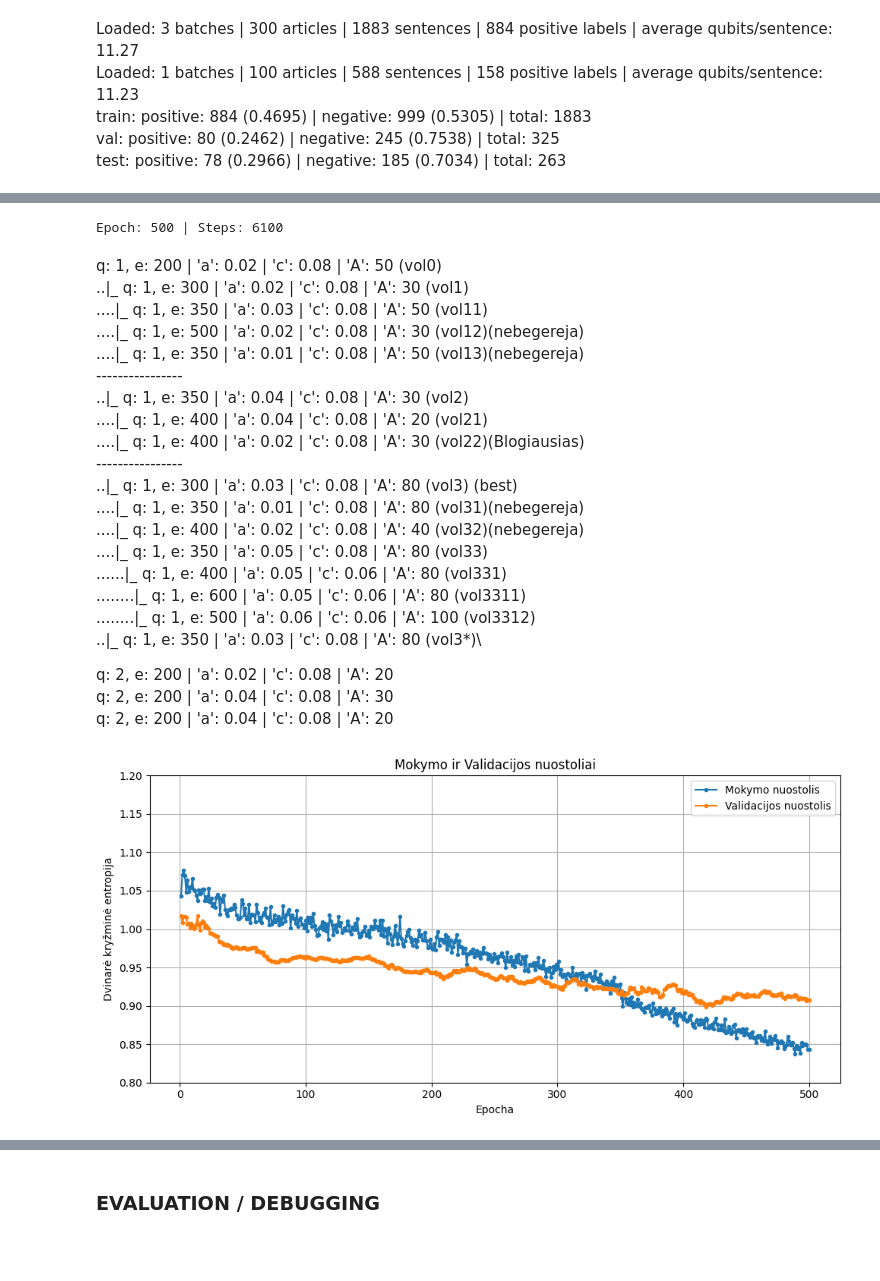
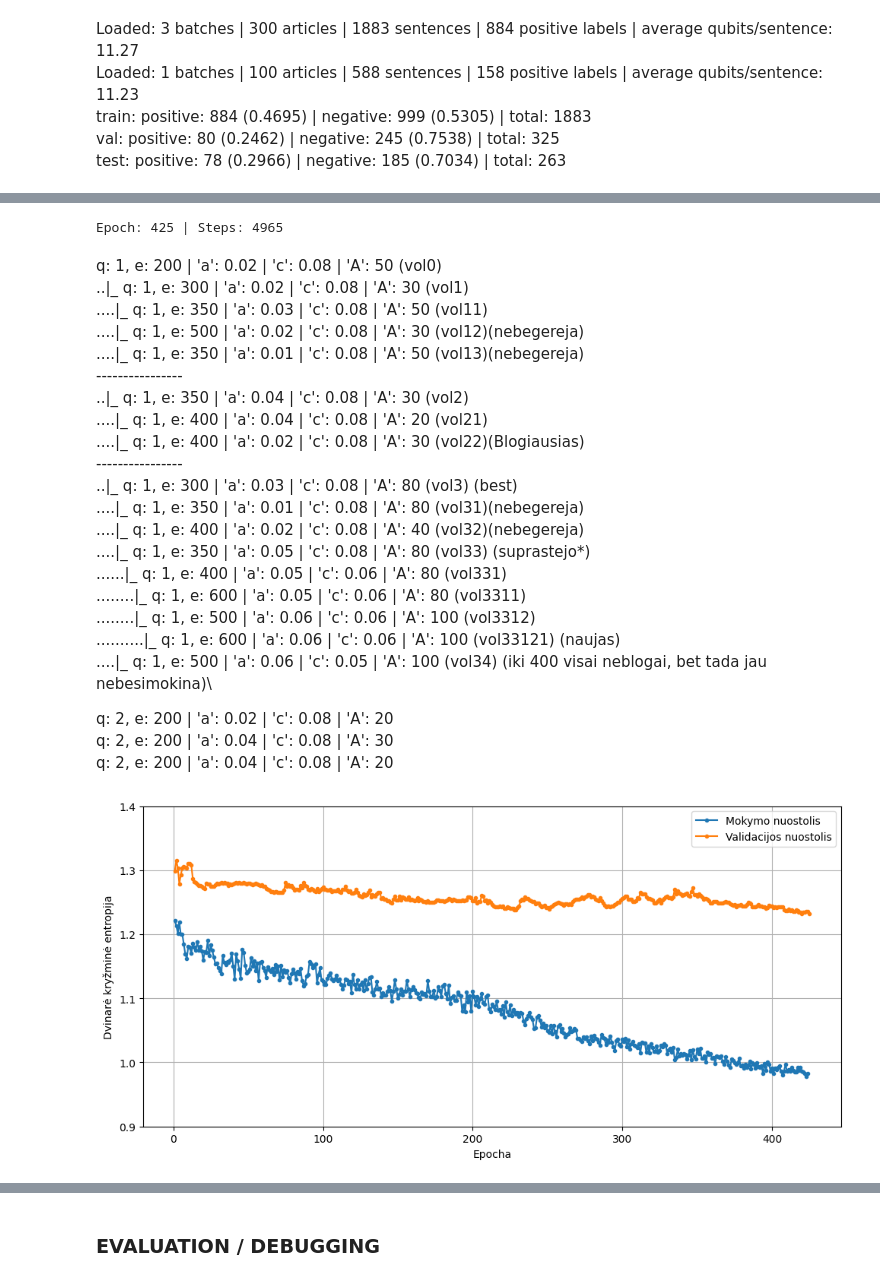
Before and after one commit to Green-255/QNLPModelTraining, a Jupyter notebook: QNLP_testing_DepCCG.ipynb, the cells around one changed output, grey strips where cells are left out. Cells and saved outputs as stored; diff of their text form; code cells hidden in the pictures; blank space fills up the shorter version.

```diff
--- a/QNLP_testing_DepCCG.ipynb
+++ b/QNLP_testing_DepCCG.ipynb
@@ -1085,7 +948,7 @@ def plot_loss(train_loss: List, val_loss: list, x_size=10.0, y_size=5, y_max=1.0
     plt.plot(epochs_train, train_loss, marker="o", markersize=3, label="Mokymo nuostolis")
     plt.plot(epochs_val, val_loss, marker="o", markersize=3, label="Validacijos nuostolis")
 
-    plt.title("Mokymo ir Validacijos nuostoliai")
+    # plt.title("Mokymo ir Validacijos nuostoliai")
     plt.xlabel("Epocha")
     plt.ylabel("Dvinarė kryžminė entropija")
     plt.ylim(y_min, y_max)
@@ -1113,7 +976,7 @@ def plot_accuracy_metrics(train_eval_results, val_eval_results, x_size=10.0, y_s
     if val_bal_acc:
         plt.plot(range(1, len(val_bal_acc) + 1), val_bal_acc, marker="o", markersize=3, linewidth=1, label="Validacijos subalansuotas tikslumas")
 
-    plt.title("Tikslumas and subalansuotas tikslumas")
+    # plt.title("Tikslumas and subalansuotas tikslumas")
     plt.xlabel("Epocha")
     plt.ylabel("Metrikos reikšmė")
     plt.ylim(y_min, y_max)
@@ -1144,7 +1007,7 @@ def plot_zero_vector_rate(train_eval_results, val_eval_results, x_size=10.0, y_s
             label="Validacijs nulinės vektorių prognozių dalis"
         )
 
-    plt.title(" Nulinių vektorių prognozių dalys")
+    # plt.title("Nulinių vektorių prognozių dalys")
     plt.xlabel("Epocha")
     plt.ylabel("Koeficientas")
     plt.ylim(y_min, y_max)
@@ -1175,8 +1038,8 @@ def plot_positive_class_metrics(
     metric_names = ["precision", "recall", "f1"]
 
     display_names = {
-        "precision": "Tikslumas",
-        "recall": "Atkūrimas",
+        "precision": "preciziškumas",
+        "recall": "jautrumas",
         "f1": "F1 įvertis",
     }
 
@@ -1187,6 +1050,7 @@ def plot_positive_class_metrics(
     }
 
     plt.figure(figsize=(x_size, y_size))
+    plt.margins(x=0.02)
 
     for metric_name in metric_names:
         color = colors[metric_name]
@@ -1202,8 +1066,8 @@ def plot_positive_class_metrics(
                 marker="o",
                 linestyle="-",
                 color=color,
-                alpha=0.30,
-                label=f"Mokymas: {display_names[metric_name]}"
+                alpha=0.25,
+                label=f"Mokymo {display_names[metric_name]}"
             )
 
             if len(train_values) >= smooth_window:
@@ -1220,8 +1084,9 @@ def plot_positive_class_metrics(
                     smooth_epochs,
                     smooth,
                     linewidth=2,
+                    # alpha=1,
                     color=color,
-                    label=f"Mokymo tendencija: {display_names[metric_name]}"
+                    label=f"Mokymo {display_names[metric_name]} tendencija"
                 )
 
         if val_values:
@@ -1234,26 +1099,28 @@ def plot_positive_class_metrics(
                 marker="o",
                 markersize=3,
                 # linestyle="--",
-                label=f"Validavimas: {display_names[metric_name]}"
+                label=f"Validavimo {display_names[metric_name]}"
             )
 
-    plt.title("Teigiamos klasės tikslumas, atkūrimas ir F1 įvertis")
+    # plt.title("Teigiamos klasės tikslumas, atkūrimas ir F1 įvertis")
     plt.xlabel("Epocha")
     plt.ylabel("Metrikos reikšmė")
     plt.ylim(y_min, y_max)
     plt.grid(True, alpha=1)
-    plt.legend(loc="center left", bbox_to_anchor=(1.0, 0.5), borderaxespad=0.1)
+    # plt.legend(loc="center left", bbox_to_anchor=(1.0, 0.5), borderaxespad=0.1)
+    plt.legend()
     plt.tight_layout()
     plt.show()
 # %%
 from lambeq.training.checkpoint import Checkpoint
 
-# log_folder = "Ma_noun1_47ratio"
+# log_folder = "Main"
+log_folder = "noun2_vol21_200epochs"
+# log_folder = "Ma_noun1_vol1_300epochs"
 log_folder = "noun1_vol3312_500epochs"
-# log_folder = "noun1_vol0_200epochs_test"
-# log_folder = "Ma_noun1_vol1_300epochs"
-ckpt = Checkpoint.from_file(f"runs/{log_folder}/model.lt")
-# ckpt = Checkpoint.from_file(f"runs/{log_dir}/best_model.lt")
+log_folder = "Ma_noun2_47ratio_400epochs"
+# ckpt = Checkpoint.from_file(f"runs/{log_folder}/model.lt")
+ckpt = Checkpoint.from_file(f"runs/{log_folder}/best_model.lt")
 print("Epoch:", ckpt["epoch"],  "| Steps:", ckpt["step"])
 # print(ckpt.entries.keys())
 # print(ckpt["train_eval_results"].keys())
@@ -1262,7 +1129,7 @@ val_loss = ckpt["val_costs"]
 train_eval_results = ckpt["train_eval_results"]
 val_eval_results = ckpt["val_eval_results"]
 # %% [output]
-Epoch: 500 | Steps: 6100
+Epoch: 425 | Steps: 4965
 # %% [markdown]
 q: 1, e: 200 | 'a': 0.02 | 'c': 0.08 | 'A': 50 (vol0)\
 ..|_ q: 1, e: 300 | 'a': 0.02 | 'c': 0.08 | 'A': 30 (vol1)\
@@ -1277,11 +1144,12 @@ q: 1, e: 200 | 'a': 0.02 | 'c': 0.08 | 'A': 50 (vol0)\
 ..|_ q: 1, e: 300 | 'a': 0.03 | 'c': 0.08 | 'A': 80 (vol3) (best)\
 ....|_ q: 1, e: 350 | 'a': 0.01 | 'c': 0.08 | 'A': 80 (vol31)(nebegereja)\
 ....|_ q: 1, e: 400 | 'a': 0.02 | 'c': 0.08 | 'A': 40 (vol32)(nebegereja)\
-....|_ q: 1, e: 350 | 'a': 0.05 | 'c': 0.08 | 'A': 80 (vol33)\
+....|_ q: 1, e: 350 | 'a': 0.05 | 'c': 0.08 | 'A': 80 (vol33) (suprastejo*)\
 ......|_ q: 1, e: 400 | 'a': 0.05 | 'c': 0.06 | 'A': 80 (vol331)\
 ........|_ q: 1, e: 600 | 'a': 0.05 | 'c': 0.06 | 'A': 80 (vol3311)\
 ........|_ q: 1, e: 500 | 'a': 0.06 | 'c': 0.06 | 'A': 100 (vol3312)\
-..|_ q: 1, e: 350 | 'a': 0.03 | 'c': 0.08 | 'A': 80 (vol3*)\
+..........|_ q: 1, e: 600 | 'a': 0.06 | 'c': 0.06 | 'A': 100 (vol33121) (naujas)\
+....|_ q: 1, e: 500 | 'a': 0.06 | 'c': 0.05 | 'A': 100 (vol34) (iki 400 visai neblogai, bet tada jau nebesimokina)\
 
 
 q: 2, e: 200 | 'a': 0.02 | 'c': 0.08 | 'A': 20\
@@ -1289,7 +1157,8 @@ q: 2, e: 200 | 'a': 0.02 | 'c': 0.08 | 'A': 20\
     q: 2, e: 200 | 'a': 0.04 | 'c': 0.08 | 'A': 20
 # %%
 # plot_loss(list(trainer.train_epoch_costs), list(trainer.val_costs))
-plot_loss(train_loss, val_loss, y_max=1.2, y_min=0.8)
-# plot_loss(train_loss, val_loss, y_max=1.4, y_min=0.9)
+# plot_loss(train_loss, val_loss, y_max=1.2, y_min=0.8)
+plot_loss(train_loss, val_loss, y_max=1.4, y_min=0.9)
+# plot_loss(train_loss, val_loss, x_size=8, y_max=2.45, y_min=1.2)
 # %% [output]
-[figure, old version]
+[figure, new version]
```
Also changed, not shown: parts of 21 cells of this notebook, 35 other files.
